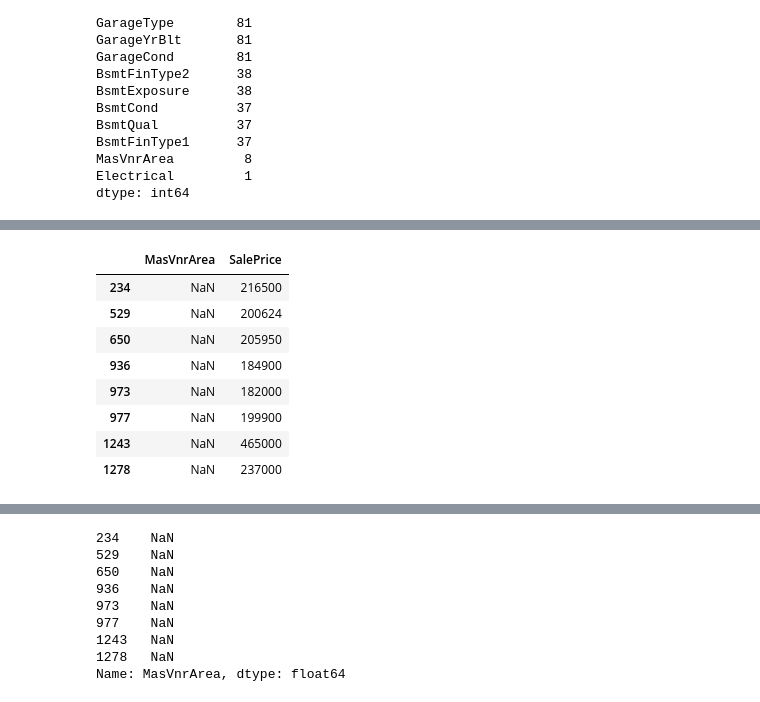
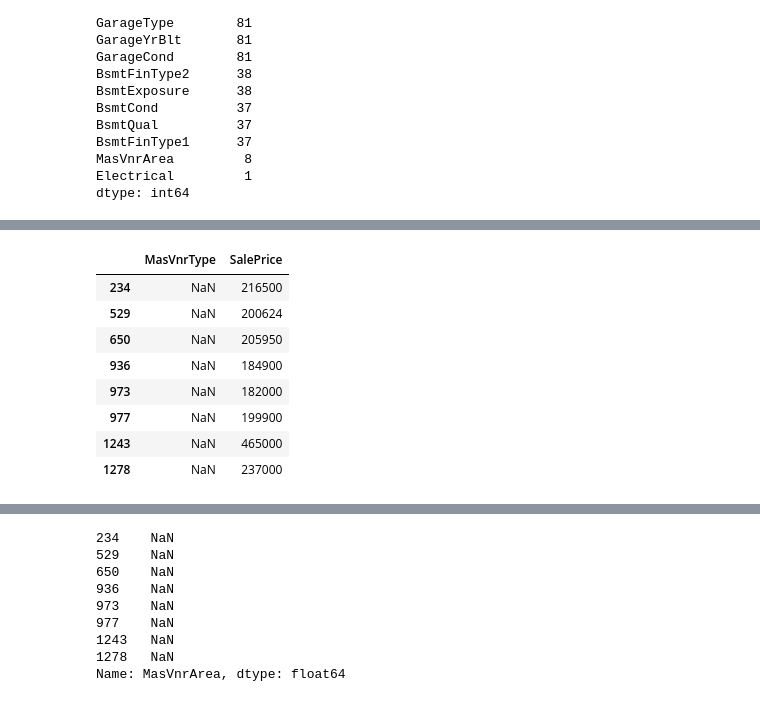
Before and after one commit to adarsh-singh106/Road-To-ML, a Jupyter notebook: Week - 4/Cleaning Practice/house-prices-advanced-regression-techniques/houses-prices-LR.ipynb, the cells around one changed output, grey strips where cells are left out. Drawn from its saved outputs; the diff is of its cells as text; code cells hidden in the pictures.

```diff
--- a/Week - 4/Cleaning Practice/house-prices-advanced-regression-techniques/houses-prices-LR.ipynb
+++ b/Week - 4/Cleaning Practice/house-prices-advanced-regression-techniques/houses-prices-LR.ipynb
@@ -165,7 +132,7 @@ NaN rows shape: (1, 2) & NAN Count : 1 & Type : object
 # %%
-df[['MasVnrArea','SalePrice']][df['MasVnrArea'].isnull()]
+df[['MasVnrType','SalePrice']][df['MasVnrArea'].isnull()]
 # %% [output]
-|  | MasVnrArea | SalePrice |
+|  | MasVnrType | SalePrice |
 | 234 | NaN | 216500 |
 | 529 | NaN | 200624 |
 | 650 | NaN | 205950 |
```
Also changed, not shown: parts of 40 cells of this notebook, 1 other file.
